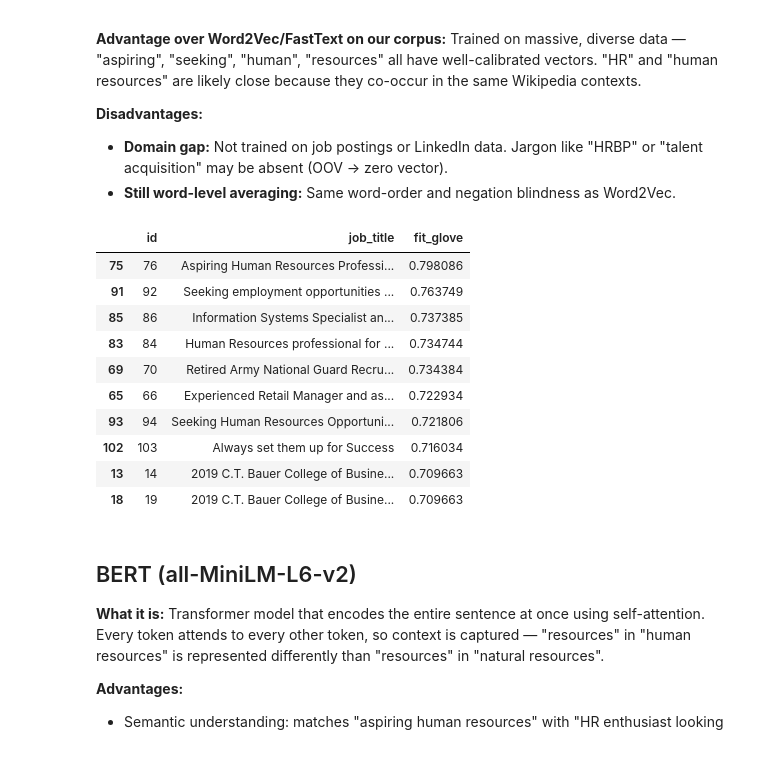
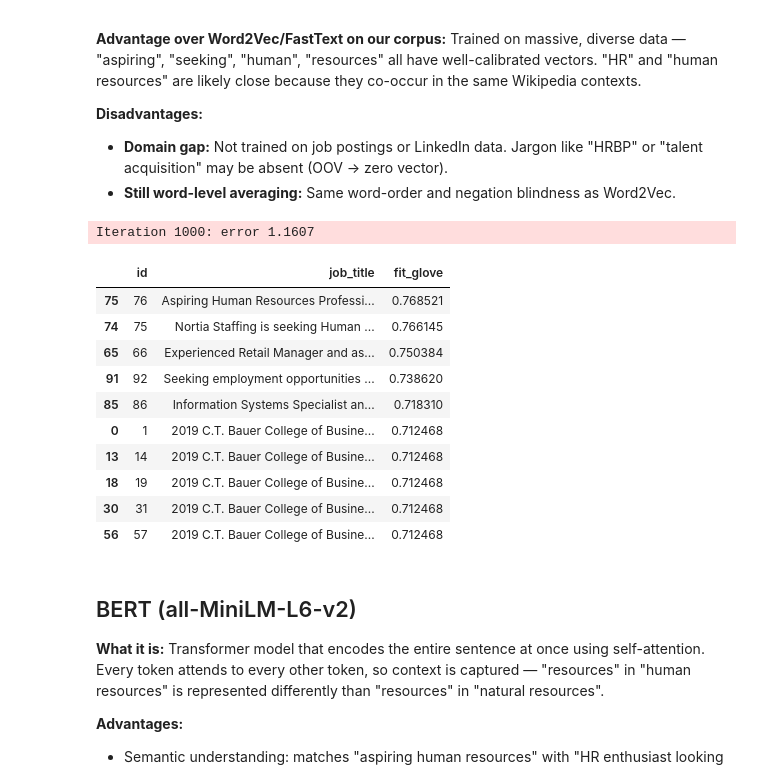
Before and after one commit to dinujaperera93/talent-ranking-llm, a Jupyter notebook: notebooks/analysis.ipynb, the cells around one changed output. Cells and saved outputs as stored; diff of their text form; code cells hidden in the pictures.

```diff
--- a/notebooks/analysis.ipynb
+++ b/notebooks/analysis.ipynb
@@ -6,9 +6,12 @@ import sys
 from pathlib import Path
 
 try:
-    ROOT = Path(__file__).resolve().parent.parent  # src/ -> project root (running as script)
+    ROOT = Path(__file__).resolve().parent.parent      # running as script: src/ -> project root
 except NameError:
-    ROOT = Path().resolve().parent                 # notebooks/ -> project root (running as notebook)
+    try:
+        ROOT = Path(__vsc_ipynb_file__).resolve().parent.parent  # VS Code notebook: notebooks/ -> project root
+    except NameError:
+        ROOT = Path().resolve().parent                 # fallback: Jupyter launched from notebooks/
 
 sys.path.insert(0, str(ROOT))
 
@@ -17,6 +20,7 @@ from src.config import DATA_FILE
 from src.data_loader import load_data
 from src.preprocessing import preprocess
 from src.compare_embeddings import METHODS, visualize
+from src.visualisation import build_table
 
 df = load_data(ROOT / DATA_FILE)
 df = preprocess(df)
@@ -206,20 +213,21 @@ and Gigaword by factorizing a global word co-occurrence matrix.
   Jargon like "HRBP" or "talent acquisition" may be absent (OOV → zero vector).
 - **Still word-level averaging:** Same word-order and negation blindness as Word2Vec.
 # %%
-df["fit_glove"] = METHODS["GloVe"](df)
+df["fit_glove"] = METHODS["GloVe-FT"](df)
 df[["id", "job_title", "fit_glove"]].sort_values("fit_glove", ascending=False).head(10)
 # %% [output]
+Iteration 1000: error 1.1607
 |  | id | job_title | fit_glove |
-| 75 | 76 | Aspiring Human Resources Professi... | 0.798086 |
-| 91 | 92 | Seeking employment opportunities ... | 0.763749 |
-| 85 | 86 | Information Systems Specialist an... | 0.737385 |
-| 83 | 84 | Human Resources professional for ... | 0.734744 |
-| 69 | 70 | Retired Army National Guard Recru... | 0.734384 |
-| 65 | 66 | Experienced Retail Manager and as... | 0.722934 |
-| 93 | 94 | Seeking Human Resources Opportuni... | 0.721806 |
-| 102 | 103 | Always set them up for Success | 0.716034 |
-| 13 | 14 | 2019 C.T. Bauer College of Busine... | 0.709663 |
-| 18 | 19 | 2019 C.T. Bauer College of Busine... | 0.709663 |
+| 75 | 76 | Aspiring Human Resources Professi... | 0.768521 |
+| 74 | 75 | Nortia Staffing is seeking Human ... | 0.766145 |
+| 65 | 66 | Experienced Retail Manager and as... | 0.750384 |
+| 91 | 92 | Seeking employment opportunities ... | 0.738620 |
+| 85 | 86 | Information Systems Specialist an... | 0.718310 |
+| 0 | 1 | 2019 C.T. Bauer College of Busine... | 0.712468 |
+| 13 | 14 | 2019 C.T. Bauer College of Busine... | 0.712468 |
+| 18 | 19 | 2019 C.T. Bauer College of Busine... | 0.712468 |
+| 30 | 31 | 2019 C.T. Bauer College of Busine... | 0.712468 |
+| 56 | 57 | 2019 C.T. Bauer College of Busine... | 0.712468 |
 # %% [markdown]
 ## BERT (all-MiniLM-L6-v2)
 
```
Also changed, not shown: parts of 13 cells of this notebook, 14 other files.
